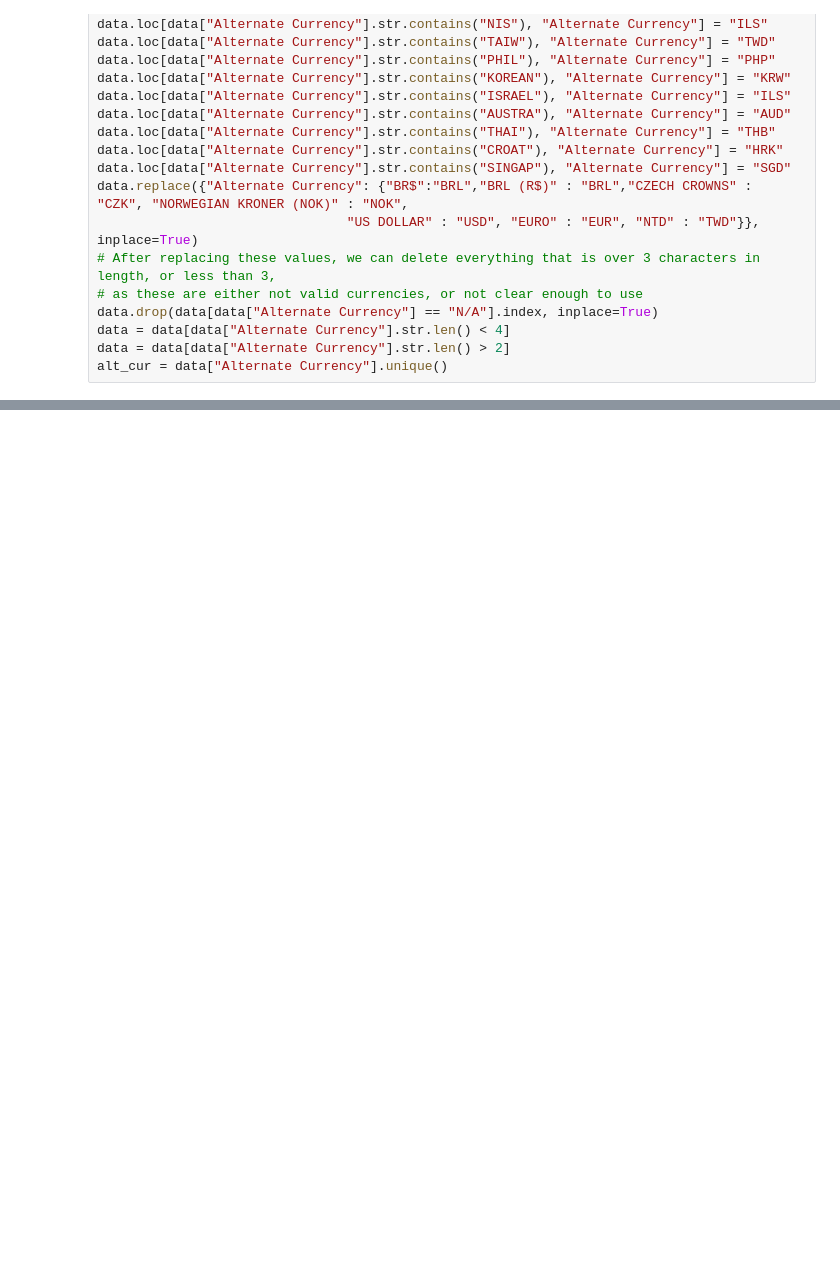
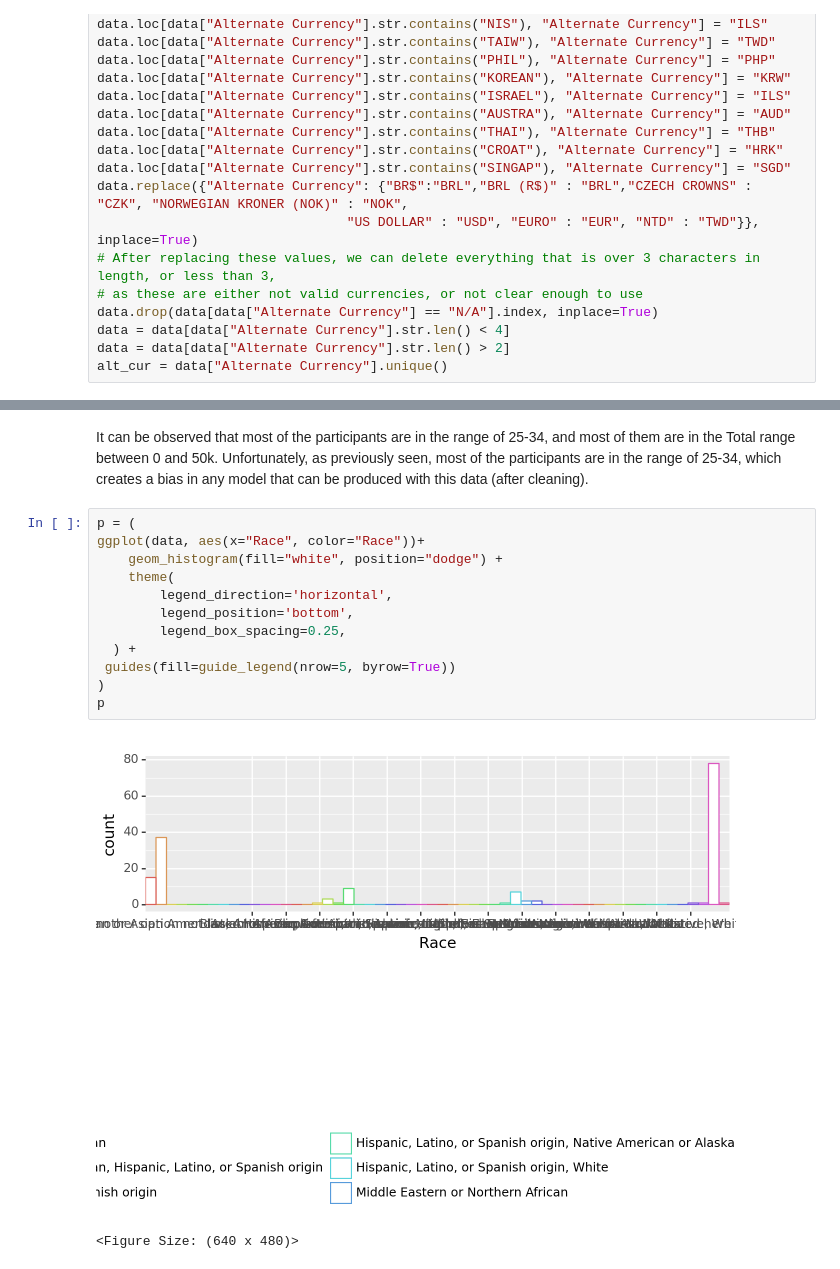
Before and after one commit to iluque001/dst1-denver, a Jupyter notebook: FinalProject.ipynb, the cells around one changed output, grey strips where cells are left out. Cells and saved outputs as stored; diff of their text form; blank space fills up the shorter version.

```diff
--- a/FinalProject.ipynb
+++ b/FinalProject.ipynb
@@ -120,0 +295,18 @@ data.head()
+# %% [markdown]
+It can be observed that most of the participants are in the range of 25-34, and most of them are in the Total range between 0 and 50k.
+Unfortunately, as previously seen, most of the participants are in the range of 25-34, which creates a bias in any model that can be produced with this data (after cleaning).
+# %%
+p = (
+ggplot(data, aes(x="Race", color="Race"))+
+    geom_histogram(fill="white", position="dodge") +
+    theme(
+        legend_direction='horizontal',
+        legend_position='bottom',
+        legend_box_spacing=0.25,
+  ) +
+ guides(fill=guide_legend(nrow=5, byrow=True))
+)
+p
+# %% [output]
+[figure, added]
+<Figure Size: (640 x 480)>
```
Also changed, not shown: parts of 48 cells of this notebook.
